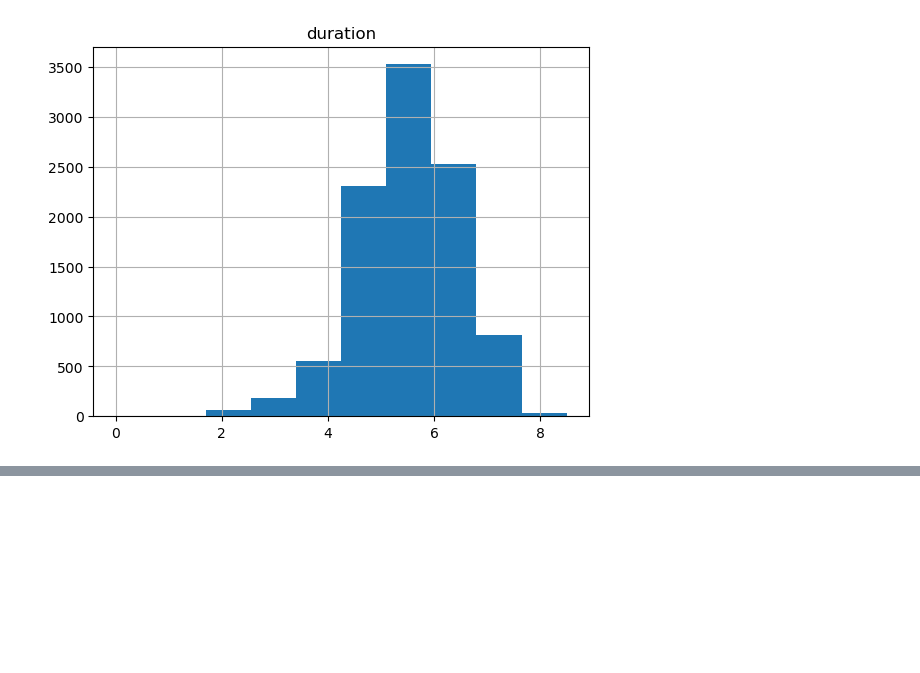
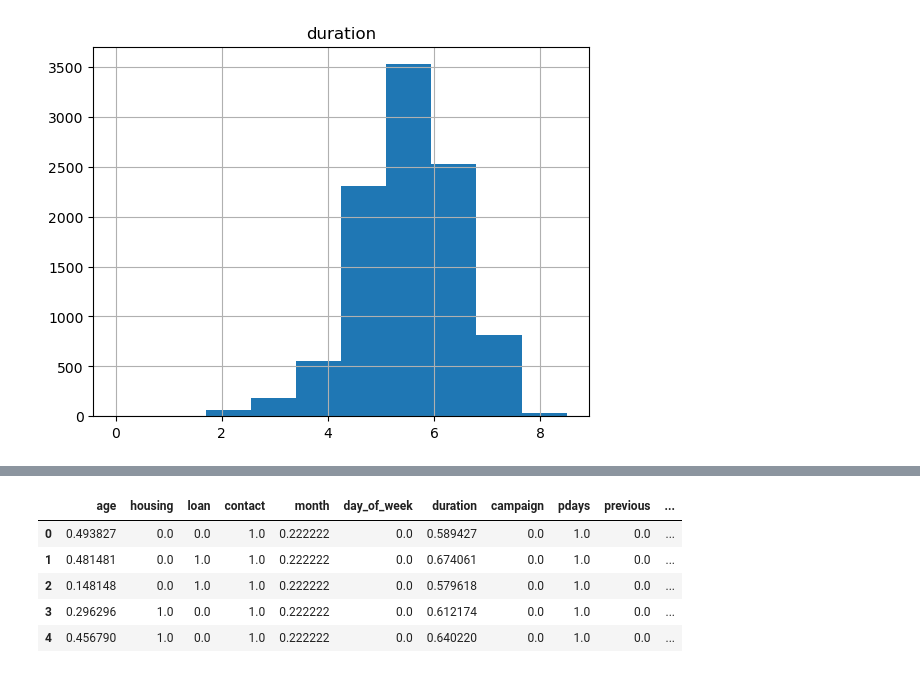
Before and after one commit to latorware/PortugalBankMarketingCampaign-MD, a Jupyter notebook: Scripts/ChangeValues.ipynb, the cells around one changed output, grey strips where cells are left out. Drawn from its saved outputs; the diff is of its cells as text; code cells hidden in the pictures; blank space fills up the shorter version.

```diff
--- a/Scripts/ChangeValues.ipynb
+++ b/Scripts/ChangeValues.ipynb
@@ -153,28 +153,10 @@ array([[<AxesSubplot:title={'center':'nr.employed'}>]], dtype=object)
 As can be seen in the histograms, age, con.price.idx and cons.conf.idx follows a normal distribution. One of the features need a log normalization, this is "duration". The other ones, doesn't seem like a log normalization would improve the result, those features are campaign, previous, emp.var.rate, euribor and nr.employed
 # %%
 #Log of features that have tails
-df['duration'] = df['duration'] + 1
-df['duration'] = np.log(df['duration'])
-df.hist(column='duration')
+dfTest = df
+dfTest['duration'] = dfTest['duration'] + 1
+dfTest['duration'] = np.log(dfTest['duration'])
+dfTest.hist(column='duration')
 # %% [output]
 array([[<AxesSubplot:title={'center':'duration'}>]], dtype=object)
 [figure]
-# %%
-
-
-#Standarization
-
-from sklearn.preprocessing import StandardScaler
-scaler = StandardScaler()
-cols = ['age', 'cons.price.idx', 'cons.conf.idx','duration','campaign', 'previous', 'emp.var.rate', 'euribor3m', 'nr.employed']
-df[cols] = scaler.fit_transform(df[cols])
-df.hist(column='age')
-df.hist(column='duration')
-df.hist(column='campaign')
-df.hist(column='previous')
-df.hist(column='emp.var.rate')
-df.hist(column='cons.price.idx')
-df.hist(column='cons.conf.idx')
-df.hist(column='euribor3m')
-df.hist(column='nr.employed')
-df.to_csv(r'../Datasets/bank-additional-reduced-balanced-noStringsAndNormalized-provisional.csv')
@@ -190,0 +167,21 @@ df.to_csv(r'../Datasets/bank-additional-reduced-balanced-noStringsAndNormalized-
+# %%
+
+
+
+
+from sklearn.preprocessing import MinMaxScaler
+scaler = MinMaxScaler()
+scaler.fit(df)
+d2 = scaler.transform(df)
+df2 = pd.DataFrame(d2, columns = df.columns)
+
+display(df2.iloc[: , 1:].head()) #Remove ID because is not of interest now
+df2 = df2[df2.filter(regex='^(?!Unnamed)').columns]
+df2.to_csv(r'../Datasets/bank-additional-reduced-balanced-noStringsAndNormalized-provisional.csv')
+# %% [output]
+|  | age | housing | loan | contact | month | day_of_week | duration | campaign | pdays | previous | ... |
+| 0 | 0.493827 | 0.0 | 0.0 | 1.0 | 0.222222 | 0.0 | 0.589427 | 0.0 | 1.0 | 0.0 | ... |
+| 1 | 0.481481 | 0.0 | 1.0 | 1.0 | 0.222222 | 0.0 | 0.674061 | 0.0 | 1.0 | 0.0 | ... |
+| 2 | 0.148148 | 0.0 | 1.0 | 1.0 | 0.222222 | 0.0 | 0.579618 | 0.0 | 1.0 | 0.0 | ... |
+| 3 | 0.296296 | 1.0 | 0.0 | 1.0 | 0.222222 | 0.0 | 0.612174 | 0.0 | 1.0 | 0.0 | ... |
+| 4 | 0.456790 | 1.0 | 0.0 | 1.0 | 0.222222 | 0.0 | 0.640220 | 0.0 | 1.0 | 0.0 | ... |
```
Also changed, not shown: parts of 3 cells of this notebook.
